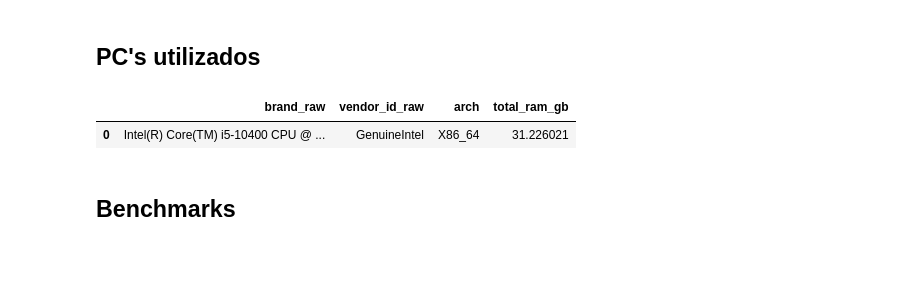
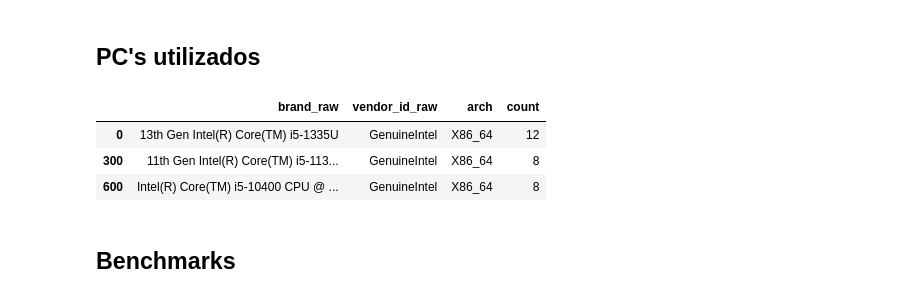
Before and after one commit to FrancoCabezasPoblete/resource-prediction-study, a Jupyter notebook: notebooks/eda.ipynb, the cells around one changed output. Drawn from its saved outputs; the diff is of its cells as text; code cells hidden in the pictures; blank space fills up the shorter version.

```diff
--- a/notebooks/eda.ipynb
+++ b/notebooks/eda.ipynb
@@ -15,14 +16,17 @@ results_df['l2_cache_size_mb'] = results_df['l2_cache_size'].str.replace(' MiB',
 results_df['l3_cache_size_mb'] = results_df['l3_cache_size'] / np.power(1024,2)
 results_df['ghz_actual_friendly'] = results_df['hz_actual_friendly'].str.replace('GHz', '').astype(float)
 results_df['ghz_advertised_friendly'] = results_df['hz_advertised_friendly'].str.replace('GHz', '').astype(float)
-results_df = results_df.drop(columns=['hz_actual_friendly', 'hz_advertised_friendly','l2_cache_size','l3_cache_size'])
+results_df = results_df.drop(columns=['hz_actual_friendly', 'hz_advertised_friendly','l2_cache_size','l3_cache_size','total_ram_gb'])
 # %% [markdown]
 ## PC's utilizados
 # %%
-results_df[['brand_raw','vendor_id_raw','arch','total_ram_gb']].drop_duplicates()
+# Count = Threads
+results_df[['brand_raw','vendor_id_raw','arch','count']].drop_duplicates()
 # %% [output]
-|  | brand_raw | vendor_id_raw | arch | total_ram_gb |
-| 0 | Intel(R) Core(TM) i5-10400 CPU @ ... | GenuineIntel | X86_64 | 31.226021 |
+|  | brand_raw | vendor_id_raw | arch | count |
+| 0 | 13th Gen Intel(R) Core(TM) i5-1335U | GenuineIntel | X86_64 | 12 |
+| 300 | 11th Gen Intel(R) Core(TM) i5-113... | GenuineIntel | X86_64 | 8 |
+| 600 | Intel(R) Core(TM) i5-10400 CPU @ ... | GenuineIntel | X86_64 | 8 |
 # %% [markdown]
 ## Benchmarks
 # %% [markdown]
```
Also changed, not shown: parts of 20 cells of this notebook, 2 other files.
